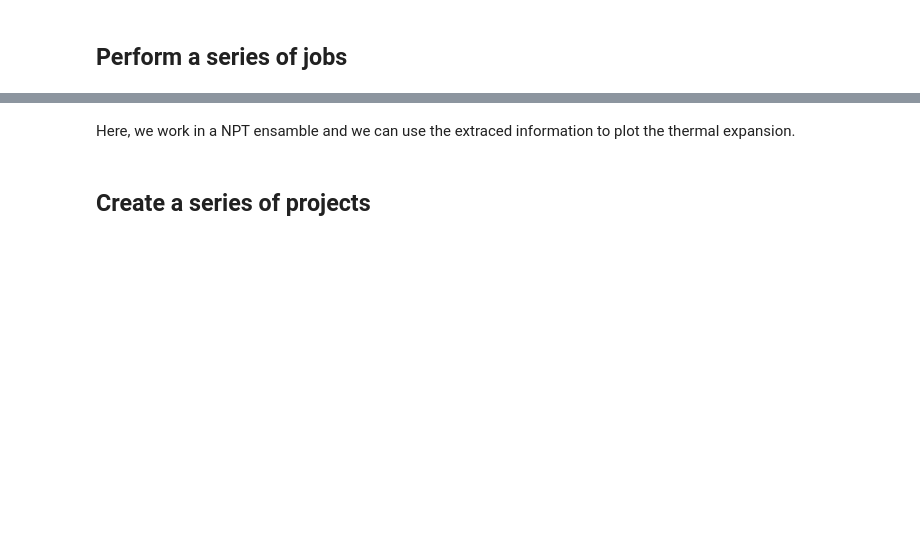
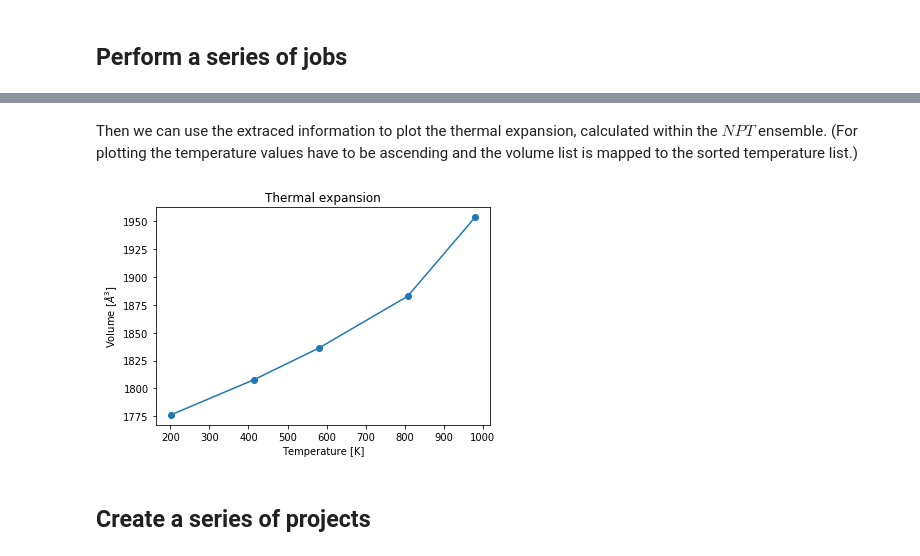
Before and after one commit to pyiron/pyiron, a Jupyter notebook: source/example_notebooks/first_steps.ipynb, the cells around one changed output, grey strips where cells are left out. Cells and saved outputs as stored; diff of their text form; code cells hidden in the pictures; blank space fills up the shorter version.

```diff
--- a/source/example_notebooks/first_steps.ipynb
+++ b/source/example_notebooks/first_steps.ipynb
@@ -131,11 +157,14 @@ for job in pr.iter_jobs(convert_to_object=False):
-# %% [markdown]
-Here, we work in a NPT ensamble and we can use the extraced information to plot the thermal expansion.
+# %% [markdown]
+Then we can use the extraced information to plot the thermal expansion, calculated within the $NPT$ ensemble. (For plotting the temperature values have to be ascending and the volume list is mapped to the sorted temperature list.)
 # %%
 plt.figure()
-plt.plot(temp_lst, vol_lst)
+vol_lst[:] = [vol_lst[np.argsort(temp_lst)[k]] for k in range(len(vol_lst))]
+plt.plot(sorted(temp_lst), vol_lst,linestyle='-',marker='o',)
 plt.title('Thermal expansion')
 plt.xlabel('Temperature [K]')
 plt.ylabel('Volume [$\AA^3$]');
+# %% [output]
+[figure, added]
 # %% [markdown]
 ## Create a series of projects
 # %% [markdown]
```
Also changed, not shown: parts of 38 cells of this notebook.
